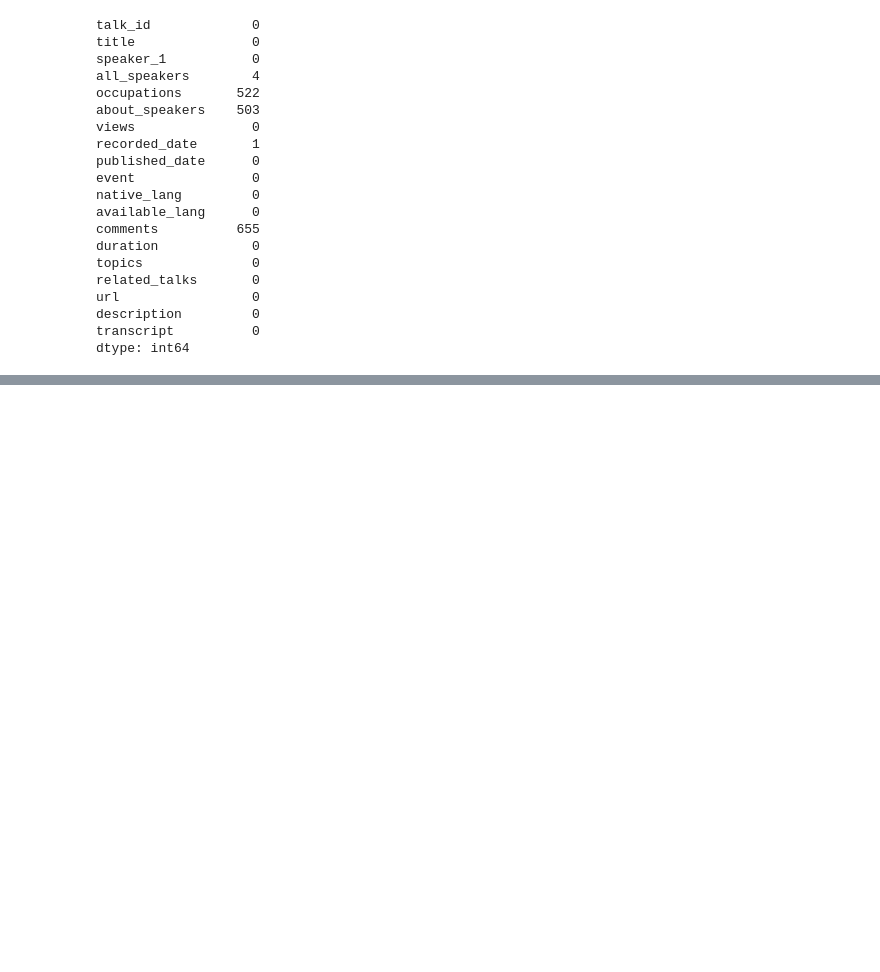
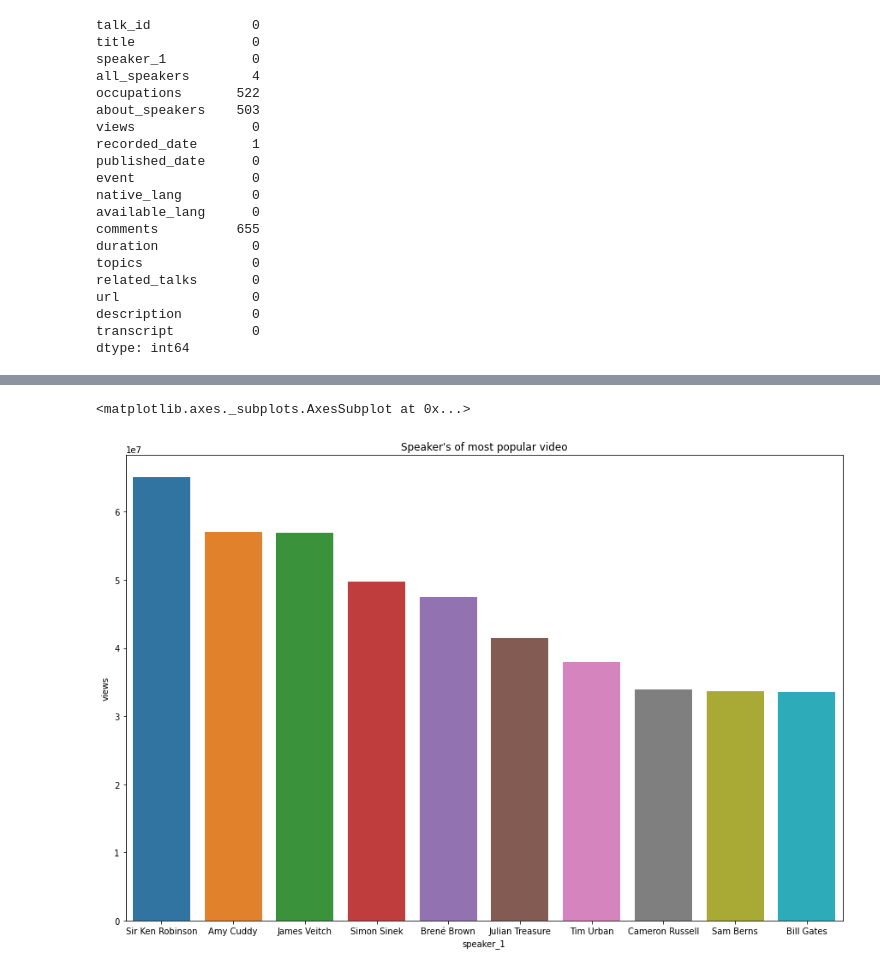
Before and after one commit to vickypandey07/Ted-Talk-Views-Prediction, a Jupyter notebook: Ted_Talk_Views_Prediction_Vikram_Pandey_Capstone_Project_2.ipynb, the cells around one changed output, grey strips where cells are left out. Saved outputs shown, nothing was run; the diff lists cells and outputs as text; code cells hidden in the pictures; blank space fills up the shorter version.

```diff
--- a/Ted_Talk_Views_Prediction_Vikram_Pandey_Capstone_Project_2.ipynb
+++ b/Ted_Talk_Views_Prediction_Vikram_Pandey_Capstone_Project_2.ipynb
@@ -125,0 +134,4 @@ dtype: int64
+# %%
+# Now dropping url column as it is of no use.
+
+df = df.drop(columns=['url'])
@@ -125,0 +148,2 @@ dtype: int64
+# %%
+df = df.drop(['all_speakers', 'about_speakers','occupations','native_lang'], axis=1)
@@ -125,0 +176,4 @@ dtype: int64
+# %%
+#Extarcting the records of top 10 most viewed videos
+df_pop=df.nlargest(10, ['views'])
+df_pop[['speaker_1','views','title']]
@@ -125,0 +192,8 @@ dtype: int64
+# %%
+#top 10 most popular vidoes bar plot
+plt.figure(figsize=(15,10))
+plt.title("Speaker's of most popular video")
+sns.barplot(x='speaker_1',y='views',data=df_pop)
+# %% [output]
+<matplotlib.axes._subplots.AxesSubplot at 0x...>
+[figure, added]
```
Also changed, not shown: parts of 20 cells of this notebook.
